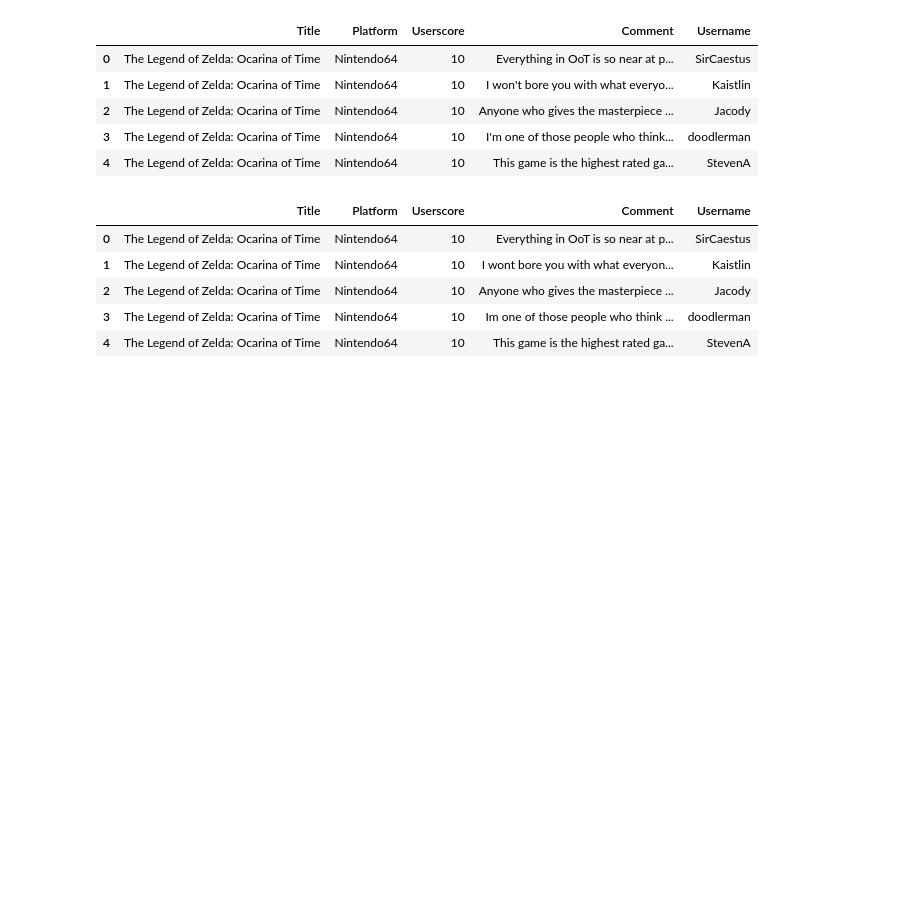
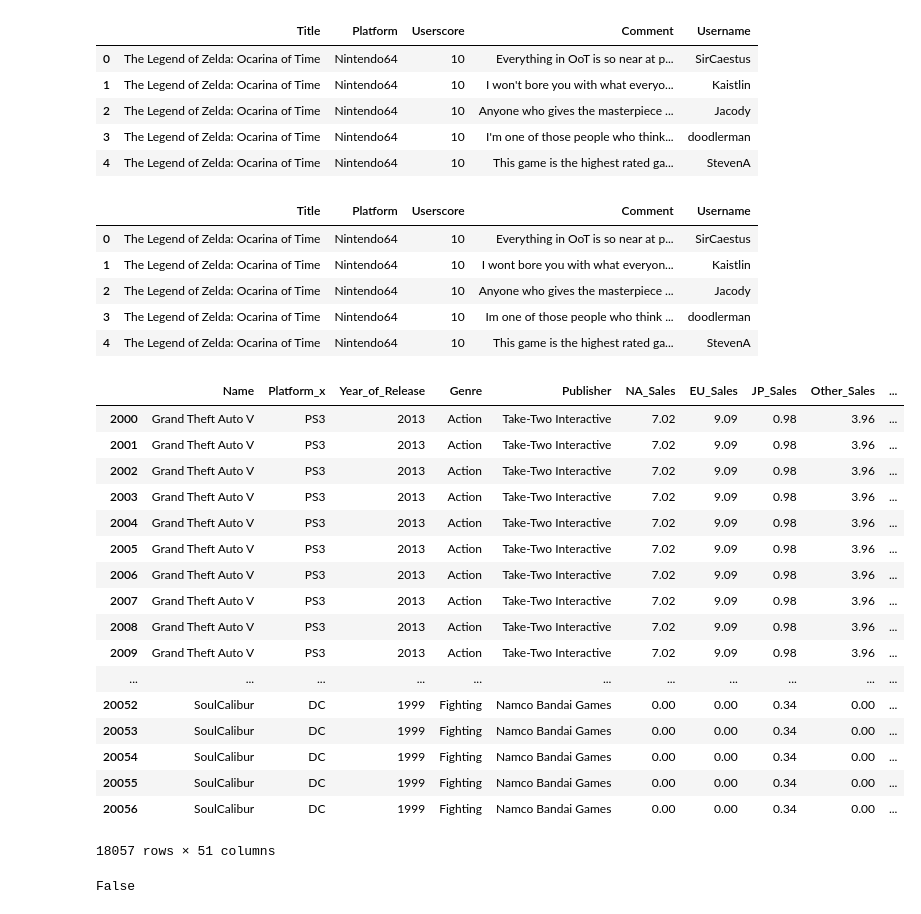
Before and after one commit to SportsReiter12/Data-Science, a Jupyter notebook: Video Game Capstone Project/Data Wrangling/Video Game Capstone Project Data Wrangling.ipynb, the cells around one changed output. Saved outputs shown, nothing was run; the diff lists cells and outputs as text; code cells hidden in the pictures; blank space fills up the shorter version.

Commit message:
Video Game Capstone Data Wrangling 01/23/2019
Merged tables, re-ran NLP on a portion of it, still need some cleaning and modifying.

```diff
--- a/Video Game Capstone Project/Data Wrangling/Video Game Capstone Project Data Wrangling.ipynb
+++ b/Video Game Capstone Project/Data Wrangling/Video Game Capstone Project Data Wrangling.ipynb
@@ -194,6 +194,7 @@ df_2.head()
 # %%
 # Apply this function to clean up data, get rid of non-letters
 def remove_char(x):
+    """Removes non-letters and extra white space"""
     x = re.sub(r'[^a-zA-Z ]', '', x)
     x = re.sub(r'\s+', ' ', x)
     return x
@@ -211,7 +212,38 @@ df_2.head()
 | 2 | The Legend of Zelda: Ocarina of Time | Nintendo64 | 10 | Anyone who gives the masterpiece ... | Jacody |
 | 3 | The Legend of Zelda: Ocarina of Time | Nintendo64 | 10 | Im one of those people who think ... | doodlerman |
 | 4 | The Legend of Zelda: Ocarina of Time | Nintendo64 | 10 | This game is the highest rated ga... | StevenA |
+# %%
+df_2 = df_2.iloc[:10000, :]
 # %%
 # Make sure the review is in English
 df_2['Language'] = df_2.loc[:, 'Comment'].apply(lambda x: detect(x.decode('utf8')))
 df_2 = df_2.loc[df_2['Language'] == 'en']
+# %%
+# Merging Reviews with earlier DataFrame, resetting its index to join on name of games
+df = df.reset_index()
+df_w = pd.merge(df, df_2, left_on='Name', right_on='Title')
+df_w.iloc[2000:20150]
+# %% [output]
+|  | Name | Platform_x | Year_of_Release | Genre | Publisher | NA_Sales | EU_Sales | JP_Sales | Other_Sales | ... |
+| 2000 | Grand Theft Auto V | PS3 | 2013 | Action | Take-Two Interactive | 7.02 | 9.09 | 0.98 | 3.96 | ... |
+| 2001 | Grand Theft Auto V | PS3 | 2013 | Action | Take-Two Interactive | 7.02 | 9.09 | 0.98 | 3.96 | ... |
+| 2002 | Grand Theft Auto V | PS3 | 2013 | Action | Take-Two Interactive | 7.02 | 9.09 | 0.98 | 3.96 | ... |
+| 2003 | Grand Theft Auto V | PS3 | 2013 | Action | Take-Two Interactive | 7.02 | 9.09 | 0.98 | 3.96 | ... |
+| 2004 | Grand Theft Auto V | PS3 | 2013 | Action | Take-Two Interactive | 7.02 | 9.09 | 0.98 | 3.96 | ... |
+| 2005 | Grand Theft Auto V | PS3 | 2013 | Action | Take-Two Interactive | 7.02 | 9.09 | 0.98 | 3.96 | ... |
+| 2006 | Grand Theft Auto V | PS3 | 2013 | Action | Take-Two Interactive | 7.02 | 9.09 | 0.98 | 3.96 | ... |
+| 2007 | Grand Theft Auto V | PS3 | 2013 | Action | Take-Two Interactive | 7.02 | 9.09 | 0.98 | 3.96 | ... |
+| 2008 | Grand Theft Auto V | PS3 | 2013 | Action | Take-Two Interactive | 7.02 | 9.09 | 0.98 | 3.96 | ... |
+| 2009 | Grand Theft Auto V | PS3 | 2013 | Action | Take-Two Interactive | 7.02 | 9.09 | 0.98 | 3.96 | ... |
+| ... | ... | ... | ... | ... | ... | ... | ... | ... | ... | ... |
+| 20052 | SoulCalibur | DC | 1999 | Fighting | Namco Bandai Games | 0.00 | 0.00 | 0.34 | 0.00 | ... |
+| 20053 | SoulCalibur | DC | 1999 | Fighting | Namco Bandai Games | 0.00 | 0.00 | 0.34 | 0.00 | ... |
+| 20054 | SoulCalibur | DC | 1999 | Fighting | Namco Bandai Games | 0.00 | 0.00 | 0.34 | 0.00 | ... |
+| 20055 | SoulCalibur | DC | 1999 | Fighting | Namco Bandai Games | 0.00 | 0.00 | 0.34 | 0.00 | ... |
+| 20056 | SoulCalibur | DC | 1999 | Fighting | Namco Bandai Games | 0.00 | 0.00 | 0.34 | 0.00 | ... |
+18057 rows × 51 columns
+# %%
+# No NaNs in this DataFrame
+df_w.isnull().values.any()
+# %% [output]
+False
```
Also changed, not shown: parts of 6 cells of this notebook.
